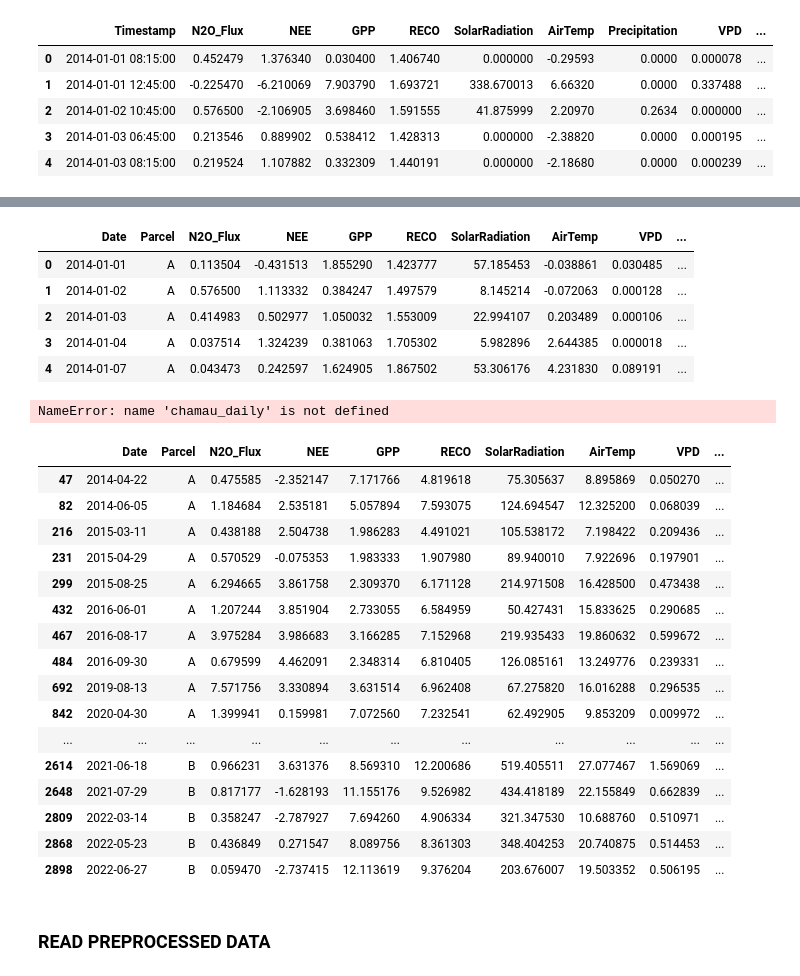
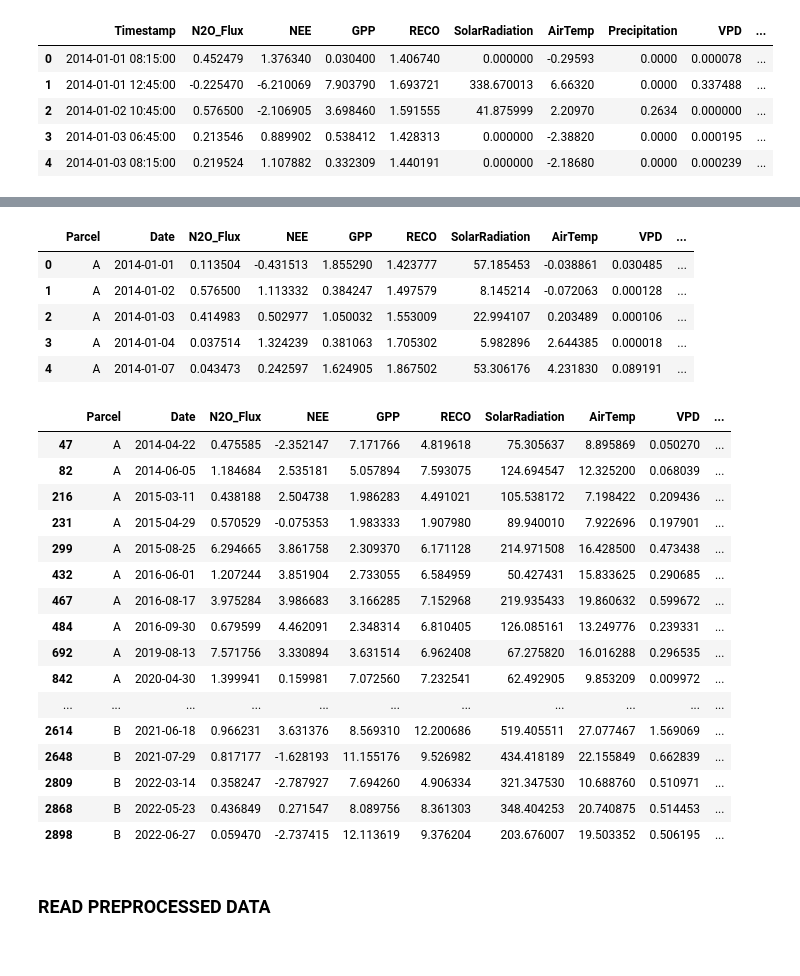
Before and after one commit to AndreasHiropedi/N2O_Emissions_Prediction, a Jupyter notebook: data_exploration/data_exploration_chamau.ipynb, the cells around one changed output, grey strips where cells are left out. Drawn from its saved outputs; the diff is of its cells as text; code cells hidden in the pictures.

Commit message:
add chamau daily augmented lag variables

```diff
--- a/data_exploration/data_exploration_chamau.ipynb
+++ b/data_exploration/data_exploration_chamau.ipynb
@@ -397,44 +413,43 @@ chamau_daily.drop(columns=["parcel", "date"], inplace=True)
 
 # --- Optional: rename fertilizer column for clarity ---
 chamau_daily.rename(columns={"N(kg/ha)": "Fertilizer_N_kg_ha"}, inplace=True)
+chamau_daily["Fertilizer_N_kg_ha"] = chamau_daily["Fertilizer_N_kg_ha"].fillna(0)
 
 chamau_daily.head()
 # %% [output]
-|  | Date | Parcel | N2O_Flux | NEE | GPP | RECO | SolarRadiation | AirTemp | VPD | ... |
-| 0 | 2014-01-01 | A | 0.113504 | -0.431513 | 1.855290 | 1.423777 | 57.185453 | -0.038861 | 0.030485 | ... |
-| 1 | 2014-01-02 | A | 0.576500 | 1.113332 | 0.384247 | 1.497579 | 8.145214 | -0.072063 | 0.000128 | ... |
-| 2 | 2014-01-03 | A | 0.414983 | 0.502977 | 1.050032 | 1.553009 | 22.994107 | 0.203489 | 0.000106 | ... |
-| 3 | 2014-01-04 | A | 0.037514 | 1.324239 | 0.381063 | 1.705302 | 5.982896 | 2.644385 | 0.000018 | ... |
-| 4 | 2014-01-07 | A | 0.043473 | 0.242597 | 1.624905 | 1.867502 | 53.306176 | 4.231830 | 0.089191 | ... |
+|  | Parcel | Date | N2O_Flux | NEE | GPP | RECO | SolarRadiation | AirTemp | VPD | ... |
+| 0 | A | 2014-01-01 | 0.113504 | -0.431513 | 1.855290 | 1.423777 | 57.185453 | -0.038861 | 0.030485 | ... |
+| 1 | A | 2014-01-02 | 0.576500 | 1.113332 | 0.384247 | 1.497579 | 8.145214 | -0.072063 | 0.000128 | ... |
+| 2 | A | 2014-01-03 | 0.414983 | 0.502977 | 1.050032 | 1.553009 | 22.994107 | 0.203489 | 0.000106 | ... |
+| 3 | A | 2014-01-04 | 0.037514 | 1.324239 | 0.381063 | 1.705302 | 5.982896 | 2.644385 | 0.000018 | ... |
+| 4 | A | 2014-01-07 | 0.043473 | 0.242597 | 1.624905 | 1.867502 | 53.306176 | 4.231830 | 0.089191 | ... |
 # %%
 output_path = "../datasets/Chamau_2014-2024_clean_newlag.csv"
 chamau_lag.to_csv(output_path, index=False, float_format="%.6f")
 
 # --- Save to file ---
-output_path = "../datasets/Chamau_Daily_2014-2024.csv"
+output_path = "../datasets/Chamau_Daily_2014-2024_newlag.csv"
 chamau_daily.to_csv(output_path, index=False, float_format="%.6f")
-# %% [output]
-NameError: name 'chamau_daily' is not defined
 # %%
-chamau_daily[chamau_daily["Fertilizer_N_kg_ha"].notna()]
+chamau_daily[chamau_daily["Fertilizer_N_kg_ha"] != 0]
 # %% [output]
-|  | Date | Parcel | N2O_Flux | NEE | GPP | RECO | SolarRadiation | AirTemp | VPD | ... |
-| 47 | 2014-04-22 | A | 0.475585 | -2.352147 | 7.171766 | 4.819618 | 75.305637 | 8.895869 | 0.050270 | ... |
-| 82 | 2014-06-05 | A | 1.184684 | 2.535181 | 5.057894 | 7.593075 | 124.694547 | 12.325200 | 0.068039 | ... |
-| 216 | 2015-03-11 | A | 0.438188 | 2.504738 | 1.986283 | 4.491021 | 105.538172 | 7.198422 | 0.209436 | ... |
-| 231 | 2015-04-29 | A | 0.570529 | -0.075353 | 1.983333 | 1.907980 | 89.940010 | 7.922696 | 0.197901 | ... |
-| 299 | 2015-08-25 | A | 6.294665 | 3.861758 | 2.309370 | 6.171128 | 214.971508 | 16.428500 | 0.473438 | ... |
-| 432 | 2016-06-01 | A | 1.207244 | 3.851904 | 2.733055 | 6.584959 | 50.427431 | 15.833625 | 0.290685 | ... |
-| 467 | 2016-08-17 | A | 3.975284 | 3.986683 | 3.166285 | 7.152968 | 219.935433 | 19.860632 | 0.599672 | ... |
-| 484 | 2016-09-30 | A | 0.679599 | 4.462091 | 2.348314 | 6.810405 | 126.085161 | 13.249776 | 0.239331 | ... |
-| 692 | 2019-08-13 | A | 7.571756 | 3.330894 | 3.631514 | 6.962408 | 67.275820 | 16.016288 | 0.296535 | ... |
-| 842 | 2020-04-30 | A | 1.399941 | 0.159981 | 7.072560 | 7.232541 | 62.492905 | 9.853209 | 0.009972 | ... |
+|  | Parcel | Date | N2O_Flux | NEE | GPP | RECO | SolarRadiation | AirTemp | VPD | ... |
+| 47 | A | 2014-04-22 | 0.475585 | -2.352147 | 7.171766 | 4.819618 | 75.305637 | 8.895869 | 0.050270 | ... |
+| 82 | A | 2014-06-05 | 1.184684 | 2.535181 | 5.057894 | 7.593075 | 124.694547 | 12.325200 | 0.068039 | ... |
+| 216 | A | 2015-03-11 | 0.438188 | 2.504738 | 1.986283 | 4.491021 | 105.538172 | 7.198422 | 0.209436 | ... |
+| 231 | A | 2015-04-29 | 0.570529 | -0.075353 | 1.983333 | 1.907980 | 89.940010 | 7.922696 | 0.197901 | ... |
+| 299 | A | 2015-08-25 | 6.294665 | 3.861758 | 2.309370 | 6.171128 | 214.971508 | 16.428500 | 0.473438 | ... |
+| 432 | A | 2016-06-01 | 1.207244 | 3.851904 | 2.733055 | 6.584959 | 50.427431 | 15.833625 | 0.290685 | ... |
+| 467 | A | 2016-08-17 | 3.975284 | 3.986683 | 3.166285 | 7.152968 | 219.935433 | 19.860632 | 0.599672 | ... |
+| 484 | A | 2016-09-30 | 0.679599 | 4.462091 | 2.348314 | 6.810405 | 126.085161 | 13.249776 | 0.239331 | ... |
+| 692 | A | 2019-08-13 | 7.571756 | 3.330894 | 3.631514 | 6.962408 | 67.275820 | 16.016288 | 0.296535 | ... |
+| 842 | A | 2020-04-30 | 1.399941 | 0.159981 | 7.072560 | 7.232541 | 62.492905 | 9.853209 | 0.009972 | ... |
 | ... | ... | ... | ... | ... | ... | ... | ... | ... | ... | ... |
-| 2614 | 2021-06-18 | B | 0.966231 | 3.631376 | 8.569310 | 12.200686 | 519.405511 | 27.077467 | 1.569069 | ... |
-| 2648 | 2021-07-29 | B | 0.817177 | -1.628193 | 11.155176 | 9.526982 | 434.418189 | 22.155849 | 0.662839 | ... |
-| 2809 | 2022-03-14 | B | 0.358247 | -2.787927 | 7.694260 | 4.906334 | 321.347530 | 10.688760 | 0.510971 | ... |
-| 2868 | 2022-05-23 | B | 0.436849 | 0.271547 | 8.089756 | 8.361303 | 348.404253 | 20.740875 | 0.514453 | ... |
-| 2898 | 2022-06-27 | B | 0.059470 | -2.737415 | 12.113619 | 9.376204 | 203.676007 | 19.503352 | 0.506195 | ... |
+| 2614 | B | 2021-06-18 | 0.966231 | 3.631376 | 8.569310 | 12.200686 | 519.405511 | 27.077467 | 1.569069 | ... |
+| 2648 | B | 2021-07-29 | 0.817177 | -1.628193 | 11.155176 | 9.526982 | 434.418189 | 22.155849 | 0.662839 | ... |
+| 2809 | B | 2022-03-14 | 0.358247 | -2.787927 | 7.694260 | 4.906334 | 321.347530 | 10.688760 | 0.510971 | ... |
+| 2868 | B | 2022-05-23 | 0.436849 | 0.271547 | 8.089756 | 8.361303 | 348.404253 | 20.740875 | 0.514453 | ... |
+| 2898 | B | 2022-06-27 | 0.059470 | -2.737415 | 12.113619 | 9.376204 | 203.676007 | 19.503352 | 0.506195 | ... |
 # %% [markdown]
 ### READ PREPROCESSED DATA
 # %%
```
Also changed, not shown: parts of 1 cell of this notebook, 1 other file.
